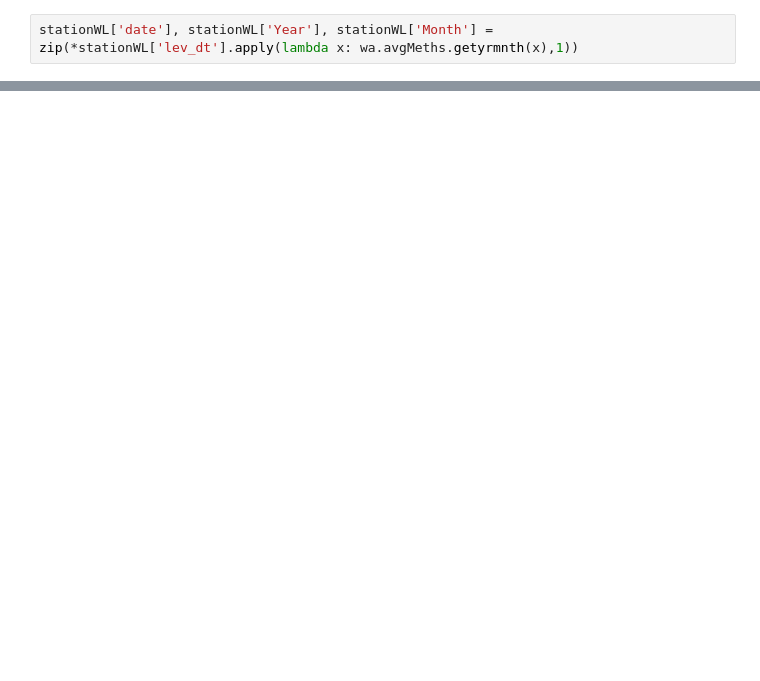
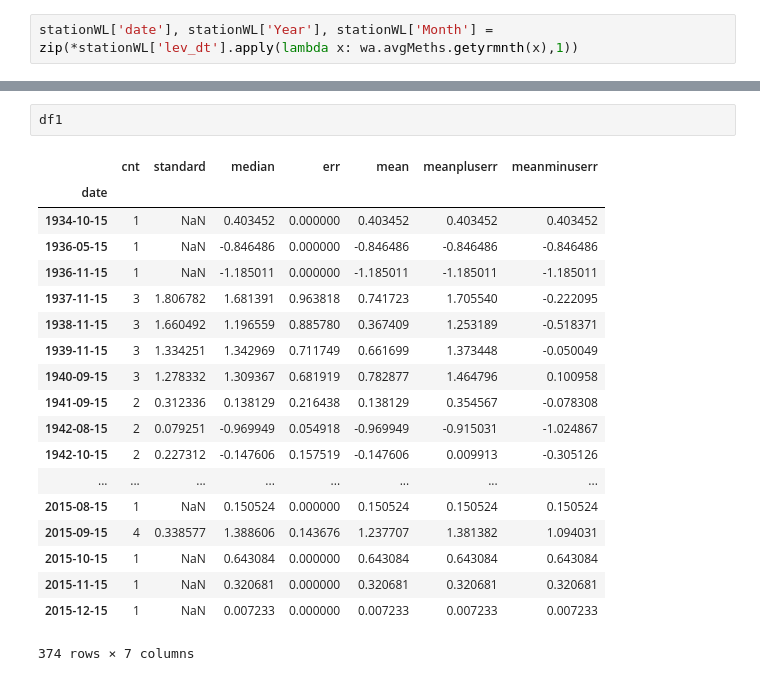
Before and after one commit to inkenbrandt/IPython, a Jupyter notebook: USGS_Interpolate.ipynb, the cells around one changed output, grey strips where cells are left out. Cells and saved outputs as stored; diff of their text form; blank space fills up the shorter version.

```diff
--- a/USGS_Interpolate.ipynb
+++ b/USGS_Interpolate.ipynb
@@ -87,0 +106,22 @@ try using diff function to get average monthly changes over time
+# %%
+df1
+# %% [output]
+|  | cnt | standard | median | err | mean | meanpluserr | meanminuserr |
+| date |  |  |  |  |  |  |  |
+| 1934-10-15 | 1 | NaN | 0.403452 | 0.000000 | 0.403452 | 0.403452 | 0.403452 |
+| 1936-05-15 | 1 | NaN | -0.846486 | 0.000000 | -0.846486 | -0.846486 | -0.846486 |
+| 1936-11-15 | 1 | NaN | -1.185011 | 0.000000 | -1.185011 | -1.185011 | -1.185011 |
+| 1937-11-15 | 3 | 1.806782 | 1.681391 | 0.963818 | 0.741723 | 1.705540 | -0.222095 |
+| 1938-11-15 | 3 | 1.660492 | 1.196559 | 0.885780 | 0.367409 | 1.253189 | -0.518371 |
+| 1939-11-15 | 3 | 1.334251 | 1.342969 | 0.711749 | 0.661699 | 1.373448 | -0.050049 |
+| 1940-09-15 | 3 | 1.278332 | 1.309367 | 0.681919 | 0.782877 | 1.464796 | 0.100958 |
+| 1941-09-15 | 2 | 0.312336 | 0.138129 | 0.216438 | 0.138129 | 0.354567 | -0.078308 |
+| 1942-08-15 | 2 | 0.079251 | -0.969949 | 0.054918 | -0.969949 | -0.915031 | -1.024867 |
+| 1942-10-15 | 2 | 0.227312 | -0.147606 | 0.157519 | -0.147606 | 0.009913 | -0.305126 |
+| ... | ... | ... | ... | ... | ... | ... | ... |
+| 2015-08-15 | 1 | NaN | 0.150524 | 0.000000 | 0.150524 | 0.150524 | 0.150524 |
+| 2015-09-15 | 4 | 0.338577 | 1.388606 | 0.143676 | 1.237707 | 1.381382 | 1.094031 |
+| 2015-10-15 | 1 | NaN | 0.643084 | 0.000000 | 0.643084 | 0.643084 | 0.643084 |
+| 2015-11-15 | 1 | NaN | 0.320681 | 0.000000 | 0.320681 | 0.320681 | 0.320681 |
+| 2015-12-15 | 1 | NaN | 0.007233 | 0.000000 | 0.007233 | 0.007233 | 0.007233 |
+374 rows × 7 columns
```
Also changed, not shown: parts of 74 cells of this notebook, 6 other files.
